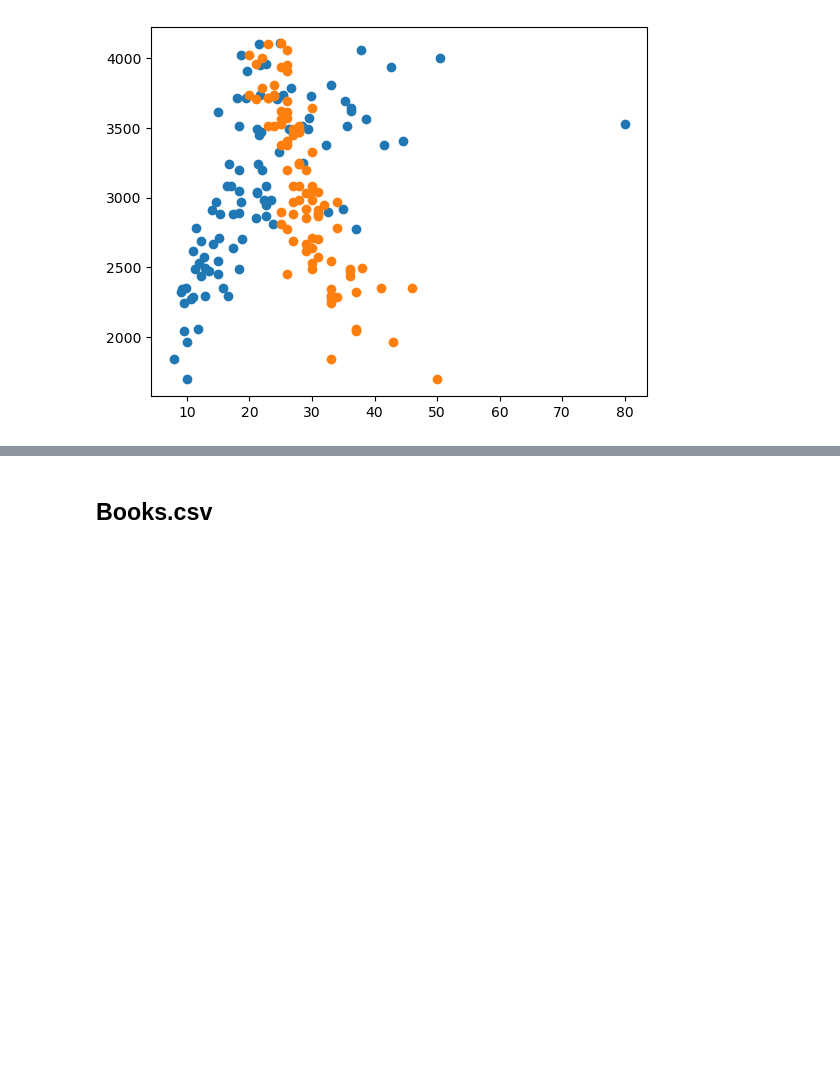
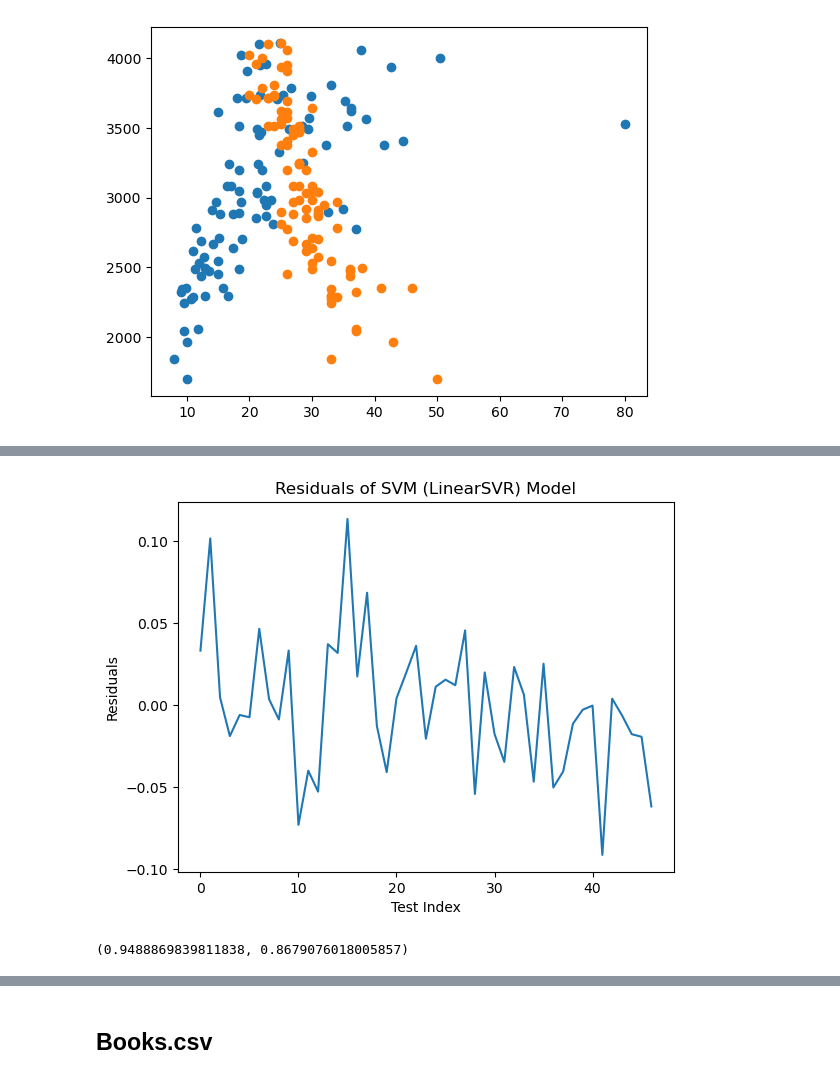
Before and after one commit to DanielnRose/svm, a Jupyter notebook: svm.ipynb, the cells around one changed output, grey strips where cells are left out. Drawn from its saved outputs; the diff is of its cells as text; code cells hidden in the pictures; blank space fills up the shorter version.

```diff
--- a/svm.ipynb
+++ b/svm.ipynb
@@ -78,0 +142,17 @@ plt.scatter(zp, y)
+# %%
+# get and plot residuals
+y_hat = lsvr_model.predict(X_test)
+residuals = y_hat - y_test
+plt.plot(range(len(y_test)), residuals)
+plt.ylabel("Residuals")
+plt.xlabel("Test Index")
+plt.title("Residuals of SVM (LinearSVR) Model");
+# %% [output]
+[figure, added]
+# %%
+# build, fit, and score svm (LinearSVR) model
+lr = LinearRegression()
+lr.fit(X_train, y_train)
+lr.score(X_train, y_train), lr.score(X_test, y_test)
+# %% [output]
+(0.9488869839811838, 0.8679076018005857)
```
Also changed, not shown: parts of 11 cells of this notebook.
